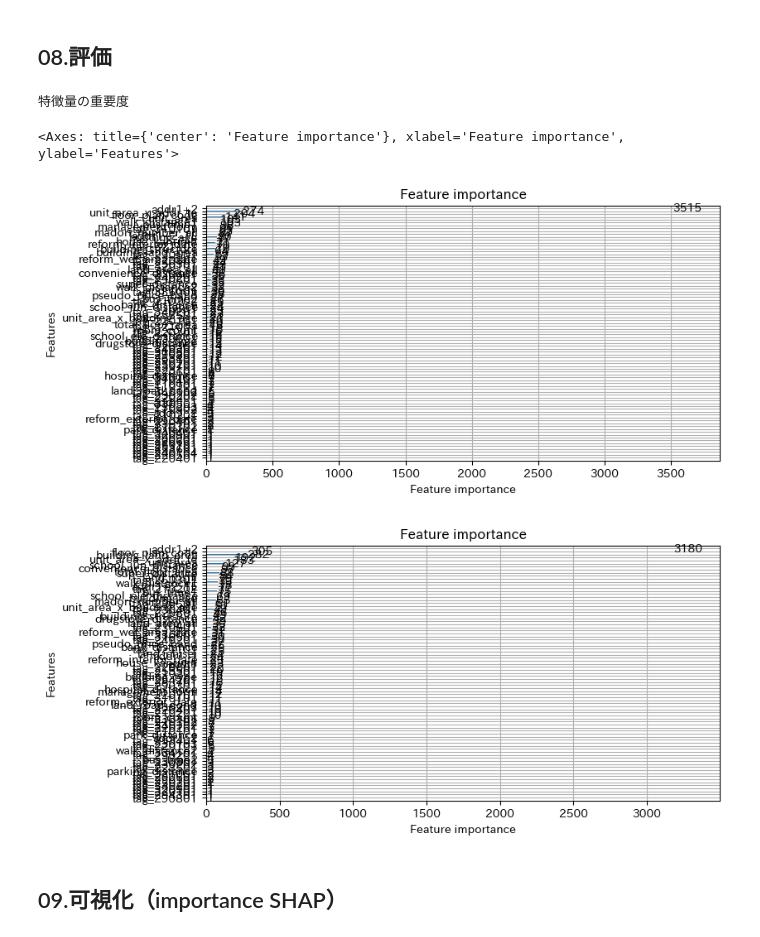
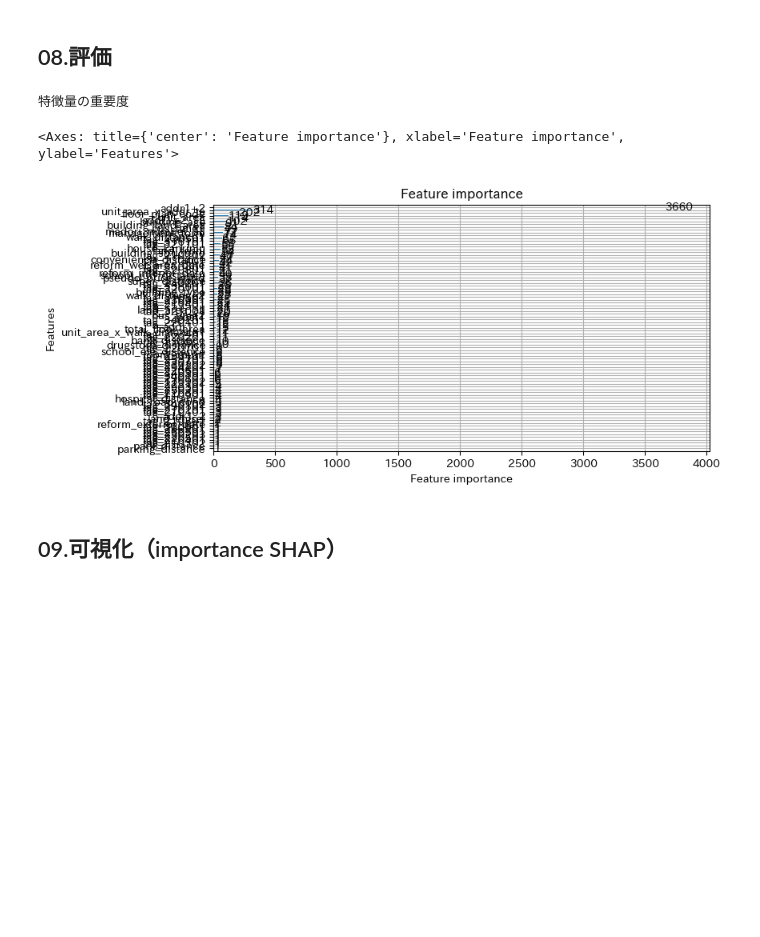
Before and after one commit to keiseki-eng/My_Python_project, a Jupyter notebook: 10.Notebook/不動産予測.ipynb, the cells around one changed output. Saved outputs shown, nothing was run; the diff lists cells and outputs as text; code cells hidden in the pictures; blank space fills up the shorter version.

Commit message:
single_modelに　＆　interactive特徴量にwalk_distance1を採用してみた

```diff
--- a/10.Notebook/不動産予測.ipynb
+++ b/10.Notebook/不動産予測.ipynb
@@ -256,7 +253,7 @@ df_train["price_band"] = make_price_band_by_quantile(
 def make_sample_weight(price_band):
     weight_map = {
         0: 9.0,   # 最低価格帯
-        1: 2.0,
+        1: 1.4,
         2: 1.2,
         3: 1.2,
         4: 1.0    # 高価格帯
@@ -275,7 +272,7 @@ df_test["unit_area_x_addr_te"]    = df_train["unit_area"] * df_test["addr1+2_TE"
 # %%
 feature_list = feature_list + ["pseudo_price_band"]
 feature_list = feature_list + ["addr1+2_TE"]
-feature_list = feature_list + ["unit_area_x_building_age"]
+feature_list = feature_list + ["unit_area_x_walk_distance1"]
 feature_list = feature_list + ["unit_area_x_addr_te"]
 categorical_cols = categorical_cols + ["pseudo_price_band"]
 # %% [markdown]
@@ -293,23 +290,15 @@ y_price_raw = df_train.loc[X_all.index, "money_room"]
 # unit_areaも対数変換
 X_all["unit_area"] = np.log1p(X_all["unit_area"])
 
-
-# unit_areaを２分割
-X_all_low = X_all[X_all["unit_area"] < 4.5]
-X_all_high = X_all[X_all["unit_area"] >= 4.5]
-df_train["unit_area"] = np.log1p(df_train["unit_area"])
-df_train_low = df_train[df_train["unit_area"] < 4.5]
-df_train_high = df_train[df_train["unit_area"] >= 4.5]
+# df_train["unit_area"] = np.log1p(df_train["unit_area"])
 
 
 
 # 目的変数が右に裾野が広いので対数変換
 y_all = np.log1p(y_all)
-y_all_low = y_all[X_all_low.index]
-y_all_high = y_all[X_all_high.index]
 
-X_train_low, X_valid_low, y_train_low, y_valid_low, w_train_low, w_valid_low = train_test_split(X_all_low, y_all_low, df_train_low["sample_weight"], test_size=0.2, random_state=42)
-X_train_high, X_valid_high, y_train_high, y_valid_high, w_train_high, w_valid_high = train_test_split(X_all_high, y_all_high, df_train_high["sample_weight"], test_size=0.2, random_state=42)
+
+X_train, X_valid, y_train, y_valid, w_train, w_valid = train_test_split(X_all, y_all, df_train["sample_weight"], test_size=0.2, random_state=42)
 # %% [output]
 A value is trying to be set on a copy of a slice from a DataFrame.
 Try using .loc[row_indexer,col_indexer] = value instead
@@ -362,42 +338,30 @@ lgb_test_high = lgb.Dataset(
 # %%
 # モデルの学習
-model_low = lgb.train(params,
-                  lgb_train_low,
-                  valid_sets=[lgb_train_low, lgb_test_low],
+model = lgb.train(params,
+                  lgb_train,
+                  valid_sets=[lgb_train, lgb_test],
                   feval=mape_eval,  # ← カスタム評価関数を指定
                   callbacks=[lgb.early_stopping(stopping_rounds=1000, verbose=False)
                   ]) #early_stoppingあり
-model_high = lgb.train(params,
-                  lgb_train_high,
-                  valid_sets=[lgb_train_high, lgb_test_high],
-                  feval=mape_eval,  # ← カスタム評価関数を指定
-                  callbacks=[lgb.early_stopping(stopping_rounds=1000, verbose=False)
-                  ]) #early_stoppingあり
 # %% [markdown]
 ## 08.評価
 # %%
 # テストデータで予測
-y_pred_low = model_low.predict(X_valid_low , num_iteration=model_low.best_iteration)
-y_pred_high = model_high.predict(X_valid_high , num_iteration=model_high.best_iteration)
+y_pred = model.predict(X_valid , num_iteration=model.best_iteration)
+
 
 # 対数変換を戻す
-y_pred_low = np.expm1(y_pred_low)
-y_valid_low = np.expm1(y_valid_low)
-y_pred_high = np.expm1(y_pred_high)
-y_valid_high = np.expm1(y_valid_high)
-
-# yp = pd.DataFrame(y_pred,columns=["%"]) # ???????????????????????????//
+y_pred = np.expm1(y_pred)
+y_valid = np.expm1(y_valid)
 
 
 # 特徴量の重要度
 print("特徴量の重要度")
-lgb.plot_importance(model_low, figsize=(8,4))
-lgb.plot_importance(model_high, figsize=(8,4))
+lgb.plot_importance(model, figsize=(8,4))
 # %% [output]
 特徴量の重要度
 <Axes: title={'center': 'Feature importance'}, xlabel='Feature importance', ylabel='Features'>
-[figure, old version]
+[figure, new version]
-[figure, removed]
 # %% [markdown]
 ## 09.可視化（importance SHAP）
 # %%
```
Also changed, not shown: parts of 11 cells of this notebook.
